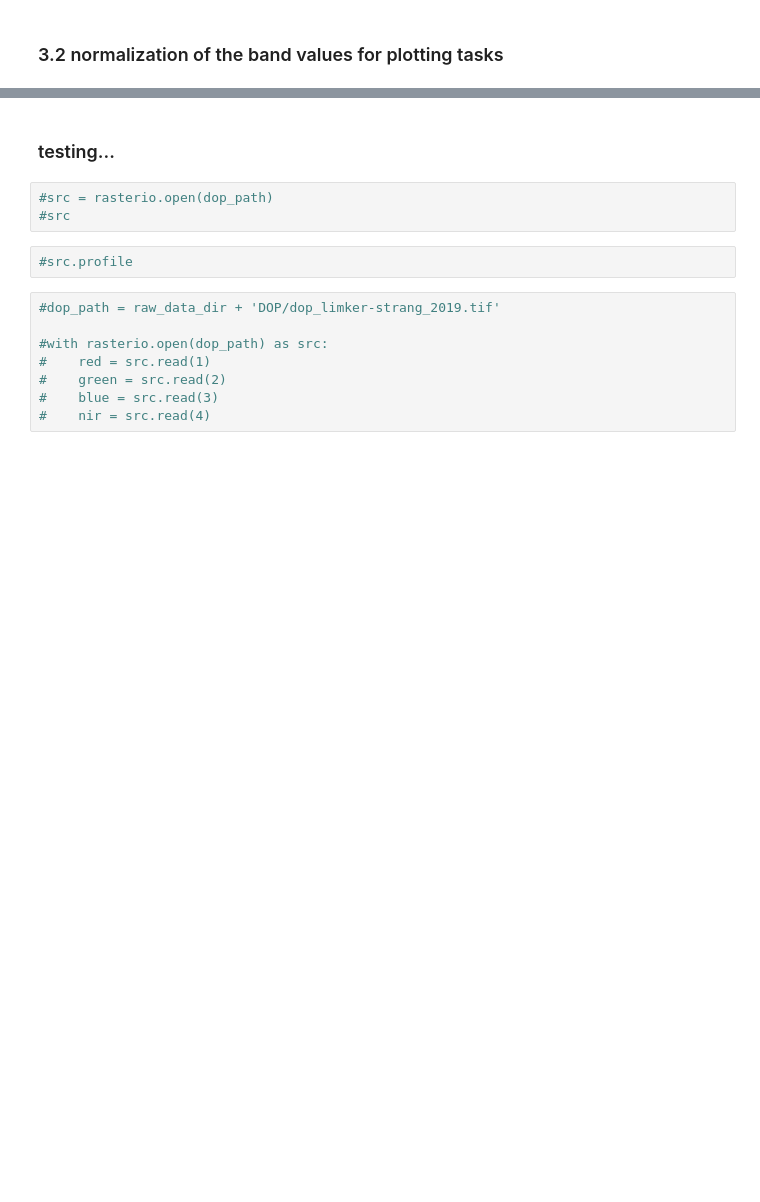
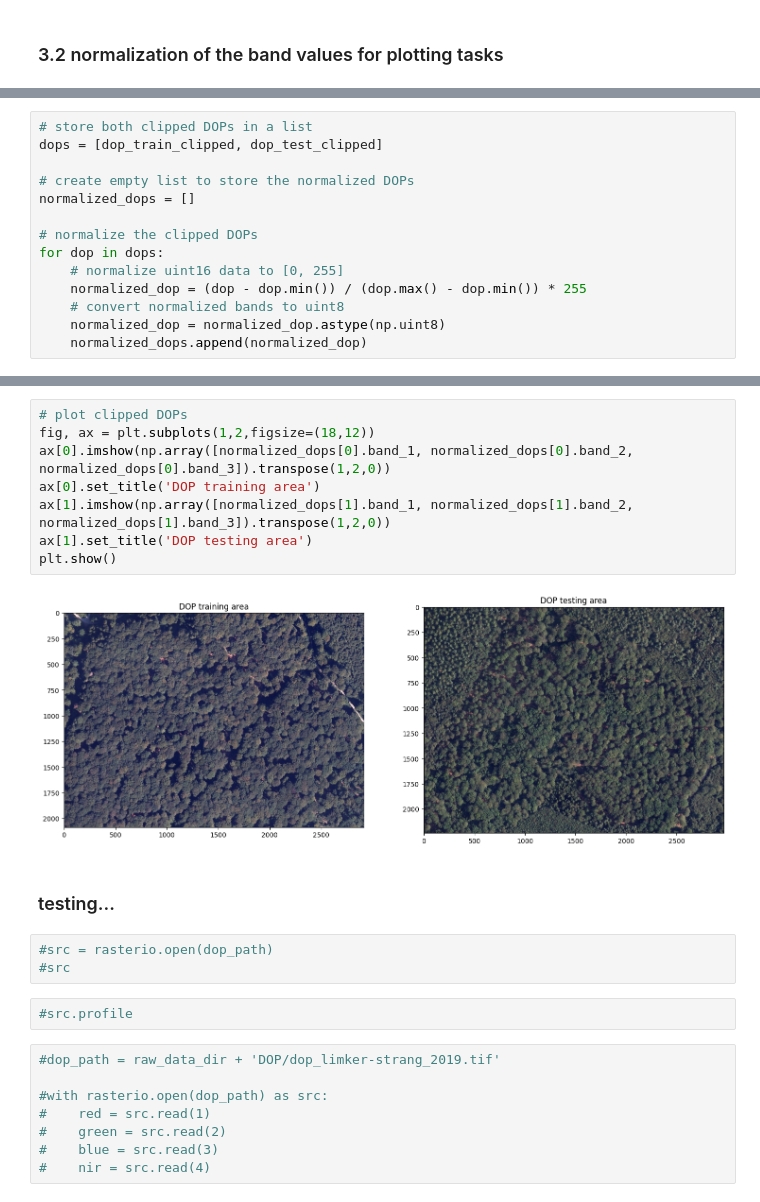
Before and after one commit to FloFranz/gap_detection, a Jupyter notebook: scripts/data_preparation.ipynb, the cells around one changed output, grey strips where cells are left out. Drawn from its saved outputs; the diff is of its cells as text; blank space fills up the shorter version.

```diff
--- a/scripts/data_preparation.ipynb
+++ b/scripts/data_preparation.ipynb
@@ -159,0 +138,14 @@ plt.show()
+# %%
+# store both clipped DOPs in a list
+dops = [dop_train_clipped, dop_test_clipped]
+
+# create empty list to store the normalized DOPs
+normalized_dops = []
+
+# normalize the clipped DOPs
+for dop in dops:
+    # normalize uint16 data to [0, 255]
+    normalized_dop = (dop - dop.min()) / (dop.max() - dop.min()) * 255
+    # convert normalized bands to uint8
+    normalized_dop = normalized_dop.astype(np.uint8)
+    normalized_dops.append(normalized_dop)
@@ -160,3 +173,13 @@ plt.show()
+# %%
+# plot clipped DOPs
+fig, ax = plt.subplots(1,2,figsize=(18,12))
+ax[0].imshow(np.array([normalized_dops[0].band_1, normalized_dops[0].band_2, normalized_dops[0].band_3]).transpose(1,2,0))
+ax[0].set_title('DOP training area')
+ax[1].imshow(np.array([normalized_dops[1].band_1, normalized_dops[1].band_2, normalized_dops[1].band_3]).transpose(1,2,0))
+ax[1].set_title('DOP testing area')
+plt.show()
+# %% [output]
+[figure, added]
 # %% [markdown]
 ### testing...
 # %%
```
Also changed, not shown: parts of 11 cells of this notebook.
